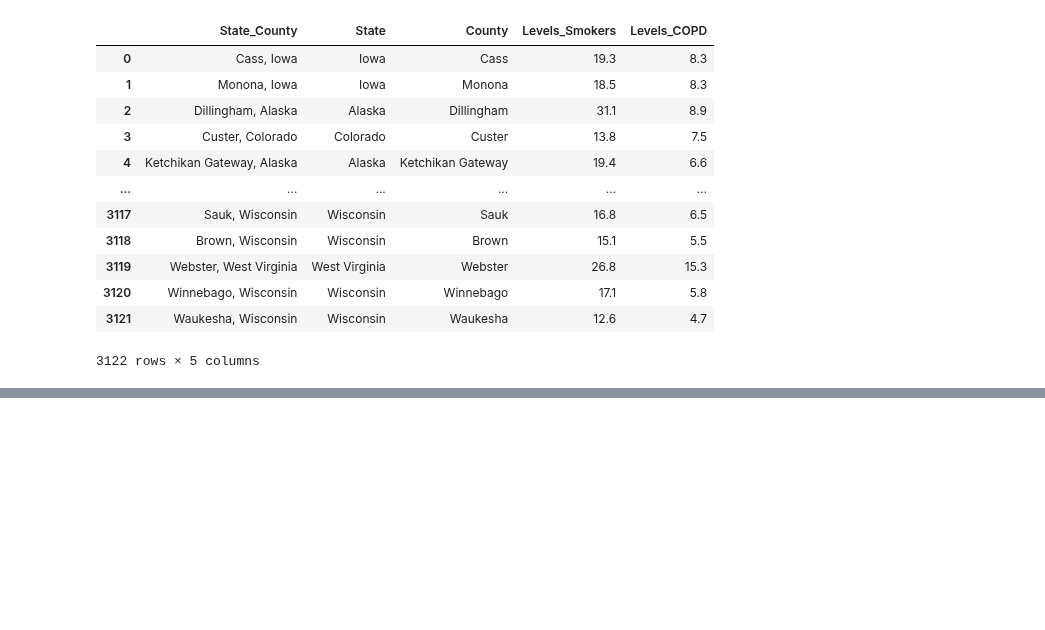
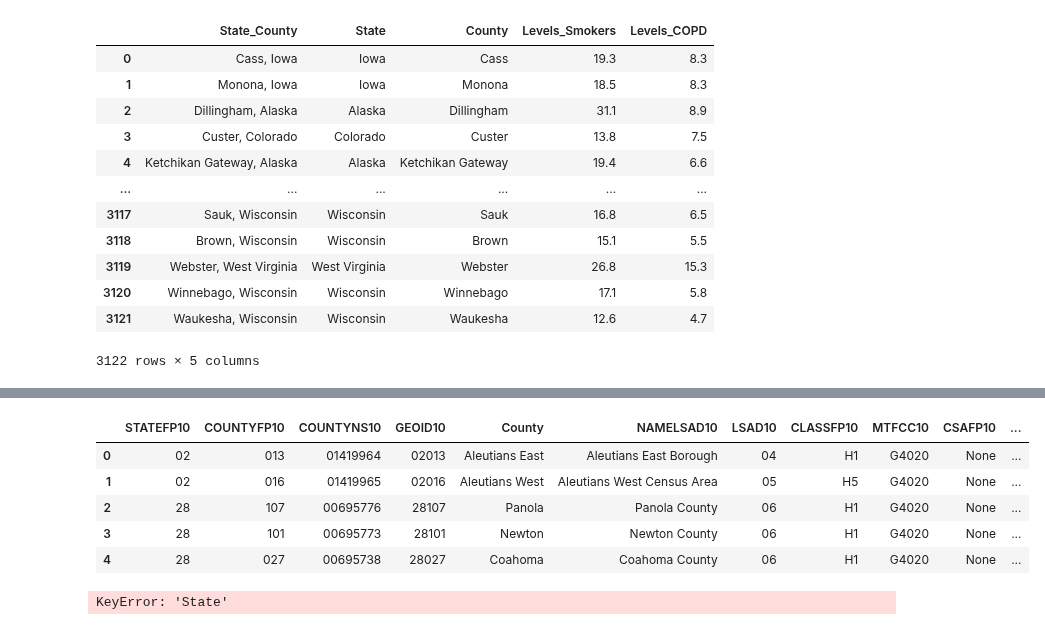
Before and after one commit to AvatarJoshi/copd_project, a Jupyter notebook: Data_Processing/DataMap.ipynb, the cells around one changed output, grey strips where cells are left out. Cells and saved outputs as stored; diff of their text form; code cells hidden in the pictures; blank space fills up the shorter version.

```diff
--- a/Data_Processing/DataMap.ipynb
+++ b/Data_Processing/DataMap.ipynb
@@ -42,3 +83,16 @@ county_df
+# %%
+county_df.rename(columns = {'NAME10':'County'}, inplace = True)
+county_df.head()
+# %% [output]
+|  | STATEFP10 | COUNTYFP10 | COUNTYNS10 | GEOID10 | County | NAMELSAD10 | LSAD10 | CLASSFP10 | MTFCC10 | CSAFP10 | ... |
+| 0 | 02 | 013 | 01419964 | 02013 | Aleutians East | Aleutians East Borough | 04 | H1 | G4020 | None | ... |
+| 1 | 02 | 016 | 01419965 | 02016 | Aleutians West | Aleutians West Census Area | 05 | H5 | G4020 | None | ... |
+| 2 | 28 | 107 | 00695776 | 28107 | Panola | Panola County | 06 | H1 | G4020 | None | ... |
+| 3 | 28 | 101 | 00695773 | 28101 | Newton | Newton County | 06 | H1 | G4020 | None | ... |
+| 4 | 28 | 027 | 00695738 | 28027 | Coahoma | Coahoma County | 06 | H1 | G4020 | None | ... |
 # %%
-merged_df = predicted_df
+datamap_df = predicted_df.merge(county_df, on=["State", "County"])
+datamap_df.head(5)
+# %% [output]
+KeyError: 'State'
 # %%
```
Also changed, not shown: parts of 4 cells of this notebook.
